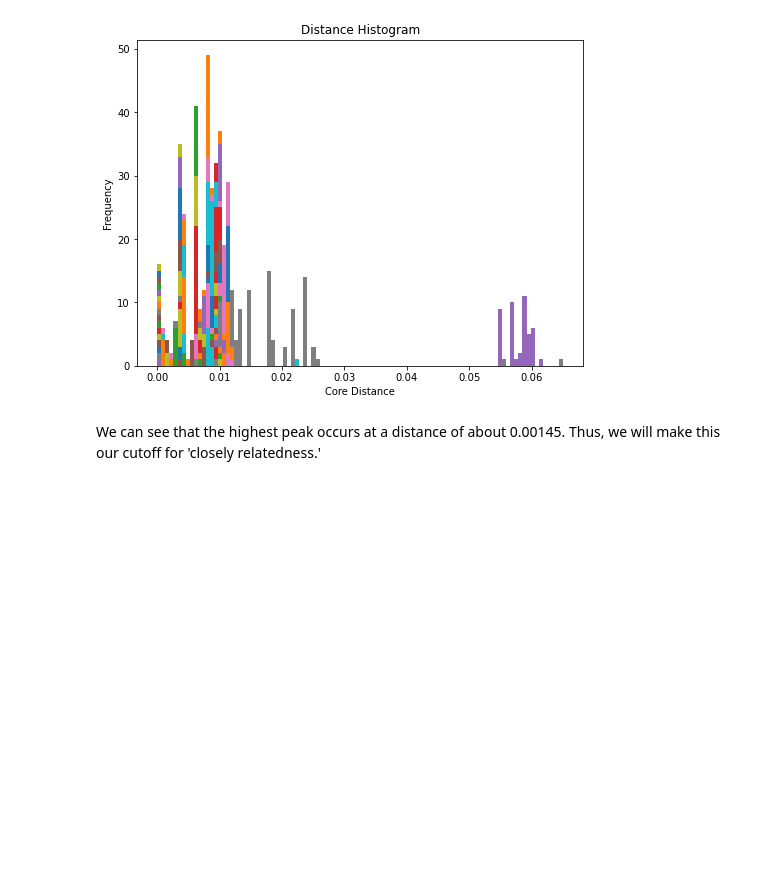
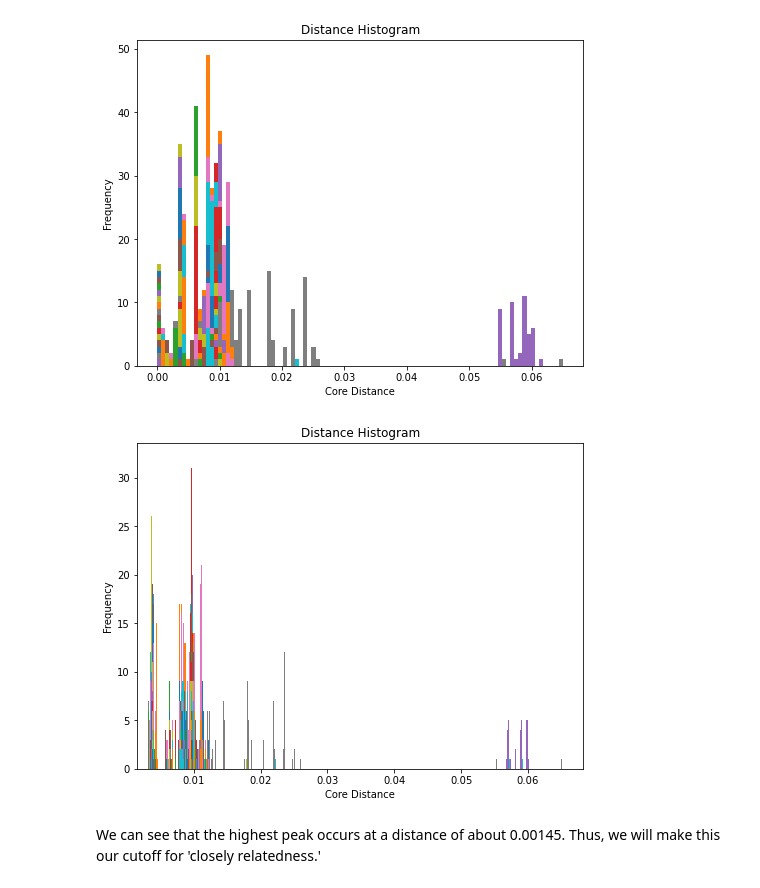
Before and after one commit to 18ganesha/staph, a Jupyter notebook: Notebooks/02_distance_histogram.ipynb, the cells around one changed output. Cells and saved outputs as stored; diff of their text form; code cells hidden in the pictures; blank space fills up the shorter version.

```diff
--- a/Notebooks/02_distance_histogram.ipynb
+++ b/Notebooks/02_distance_histogram.ipynb
@@ -52,10 +52,12 @@ plt.savefig(r"C:\Users\jojoa\GitHub\staph\images\dist_hist_max.eps",format='eps'
 # %%
 ax=dataframe.plot.hist(bins=500, figsize=(8, 6), xlabel='Core Distance',ylabel='Frequency',
                        title='Distance Histogram',legend=False)
 ax.set_xlabel('Core Distance')
 ax.set_ylabel('Frequency')
-plt.xlim(-0.0002,0.0015)
+plt.xlim(0.0015)
 plt.savefig(r"C:\Users\jojoa\GitHub\staph\images\dist_hist.eps",format='eps')
+# %% [output]
+[figure, added]
 # %%
 #figure(figsize=(8, 6), dpi=80)
 #hist=plt.hist(tril,bins=40)
```
Also changed, not shown: parts of 4 cells of this notebook, 3 other files.
